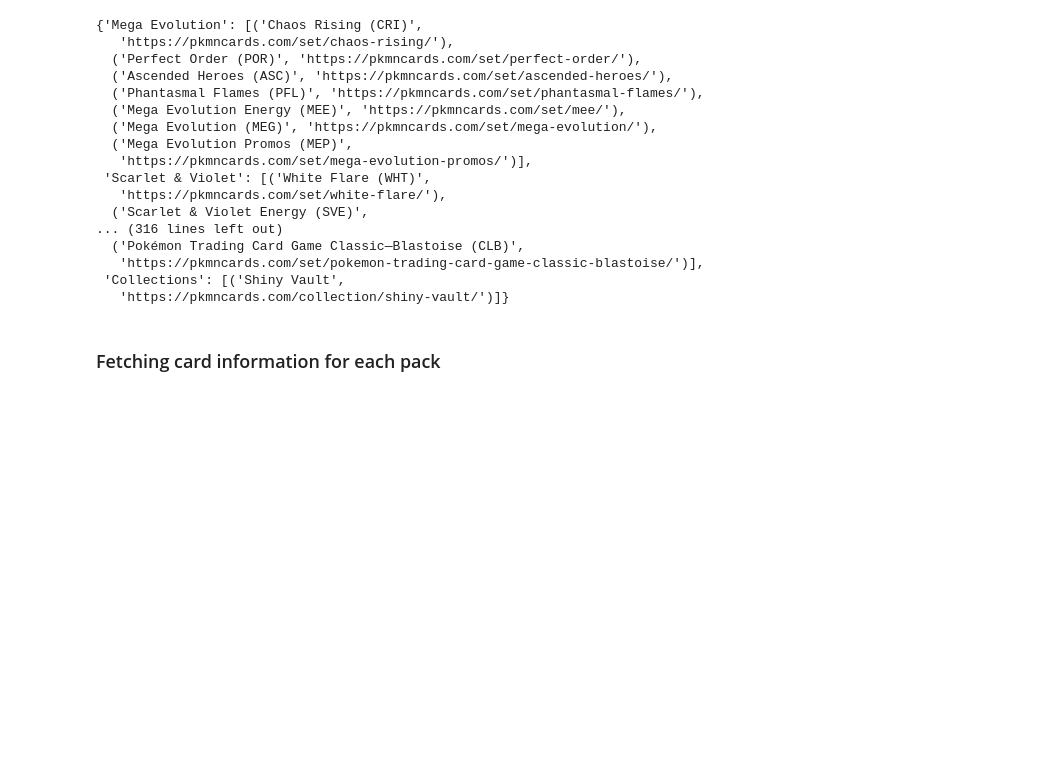
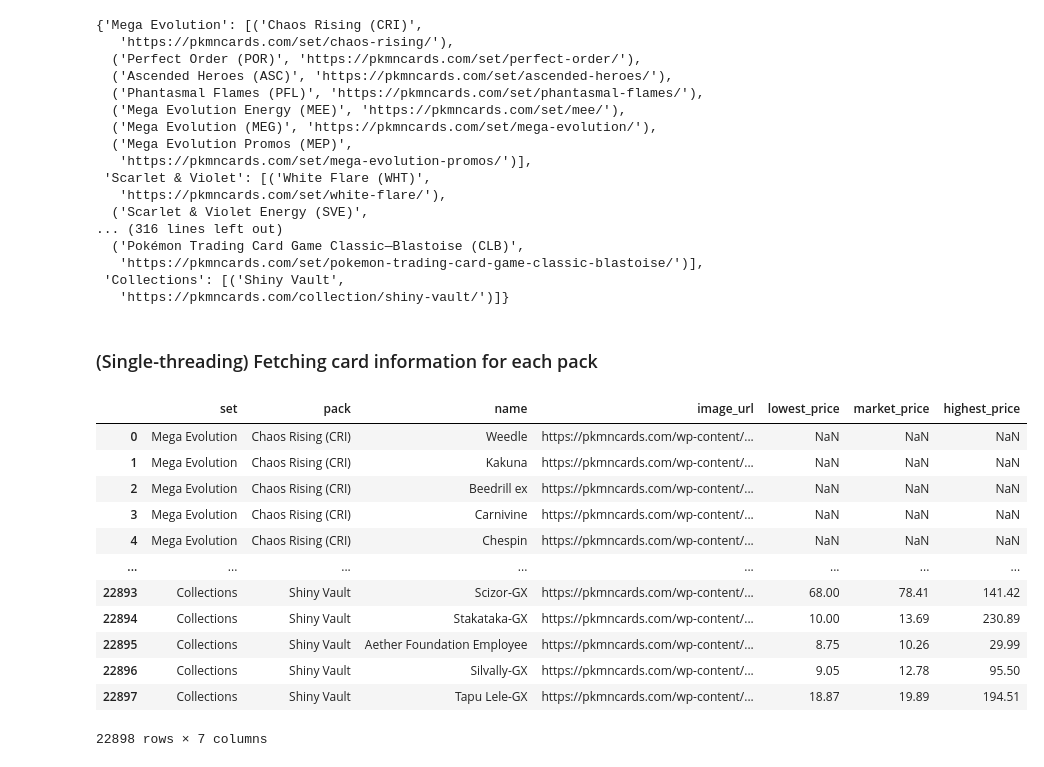
Before and after one commit to liamhade/PokeMash, a Jupyter notebook: utils/scraper.ipynb, the cells around one changed output. Cells and saved outputs as stored; diff of their text form; code cells hidden in the pictures; blank space fills up the shorter version.

```diff
--- a/utils/scraper.ipynb
+++ b/utils/scraper.ipynb
@@ -47,4 +47,58 @@ sets_and_split_packs
  'Collections': [('Shiny Vault',
    'https://pkmncards.com/collection/shiny-vault/')]}
 # %% [markdown]
-### Fetching card information for each pack
+### (Single-threading) Fetching card information for each pack
+# %%
+import pandas as pd
+from tqdm.notebook import tqdm
+
+cards = []
+
+for s, packs in tqdm(sets_and_split_packs.items(), desc="Sets", leave=False):
+	for pack_name, pack_url in tqdm(packs, desc="Packs in a set", leave=False):
+		url    = pack_url + "?sort=date&ord=auto&display=full"
+		html   = requests.get(url).content
+		parsed = soup(html)
+
+		card_elems = parsed.find_all(class_="type-pkmn_card")
+		for c in tqdm(card_elems, desc="Cards in a pack", leave=False):
+			name = c.find("span", title="Name").text
+			image_url = c.find("img", class_="card-image").get("src")
+
+			# Fetching price
+			price_box = c.find("div", class_="card-pricing available")
+			if price_box:
+				l = price_box.find("li", title="Lowest Price").span.text
+				m = price_box.find("li", title="Market Price").span.text
+				h = price_box.find("li", title="Highest Price").span.text
+			else:
+				l = None
+				m = None
+				h = None
+
+			cards.append({
+				"set": s,
+				"pack": pack_name,
+				"name": name,
+				"image_url": image_url,
+				"lowest_price": l,
+				"market_price": m,
+				"highest_price": h
+			})
+# %%
+cards_df = pd.DataFrame(cards)
+cards_df
+# %% [output]
+|  | set | pack | name | image_url | lowest_price | market_price | highest_price |
+| 0 | Mega Evolution | Chaos Rising (CRI) | Weedle | https://pkmncards.com/wp-content/... | NaN | NaN | NaN |
+| 1 | Mega Evolution | Chaos Rising (CRI) | Kakuna | https://pkmncards.com/wp-content/... | NaN | NaN | NaN |
+| 2 | Mega Evolution | Chaos Rising (CRI) | Beedrill ex | https://pkmncards.com/wp-content/... | NaN | NaN | NaN |
+| 3 | Mega Evolution | Chaos Rising (CRI) | Carnivine | https://pkmncards.com/wp-content/... | NaN | NaN | NaN |
+| 4 | Mega Evolution | Chaos Rising (CRI) | Chespin | https://pkmncards.com/wp-content/... | NaN | NaN | NaN |
+| ... | ... | ... | ... | ... | ... | ... | ... |
+| 22893 | Collections | Shiny Vault | Scizor-GX | https://pkmncards.com/wp-content/... | 68.00 | 78.41 | 141.42 |
+| 22894 | Collections | Shiny Vault | Stakataka-GX | https://pkmncards.com/wp-content/... | 10.00 | 13.69 | 230.89 |
+| 22895 | Collections | Shiny Vault | Aether Foundation Employee | https://pkmncards.com/wp-content/... | 8.75 | 10.26 | 29.99 |
+| 22896 | Collections | Shiny Vault | Silvally-GX | https://pkmncards.com/wp-content/... | 9.05 | 12.78 | 95.50 |
+| 22897 | Collections | Shiny Vault | Tapu Lele-GX | https://pkmncards.com/wp-content/... | 18.87 | 19.89 | 194.51 |
+22898 rows × 7 columns
```
Also changed, not shown: parts of 4 cells of this notebook, 1 other file.
